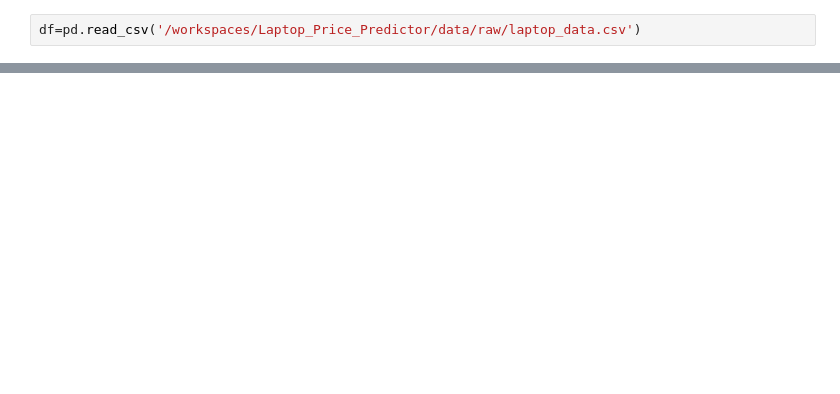
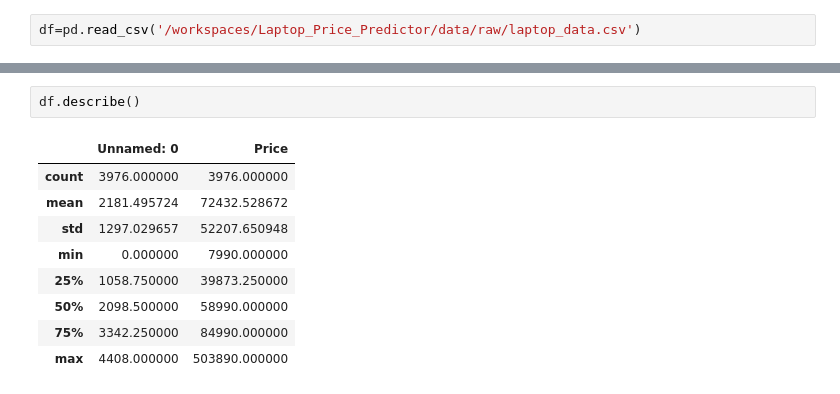
Before and after one commit to Dunith2002/Laptop_Price_Predictor, a Jupyter notebook: notebooks/FC211037_Tharushima/data_cleaning.ipynb, the cells around one changed output, grey strips where cells are left out. Drawn from its saved outputs; the diff is of its cells as text; blank space fills up the shorter version.

```diff
--- a/notebooks/FC211037_Tharushima/data_cleaning.ipynb
+++ b/notebooks/FC211037_Tharushima/data_cleaning.ipynb
@@ -14,0 +91,12 @@ df.head()
+# %%
+df.describe()
+# %% [output]
+|  | Unnamed: 0 | Price |
+| count | 3976.000000 | 3976.000000 |
+| mean | 2181.495724 | 72432.528672 |
+| std | 1297.029657 | 52207.650948 |
+| min | 0.000000 | 7990.000000 |
+| 25% | 1058.750000 | 39873.250000 |
+| 50% | 2098.500000 | 58990.000000 |
+| 75% | 3342.250000 | 84990.000000 |
+| max | 4408.000000 | 503890.000000 |
```
Also changed, not shown: parts of 86 cells of this notebook, 3 other files.
